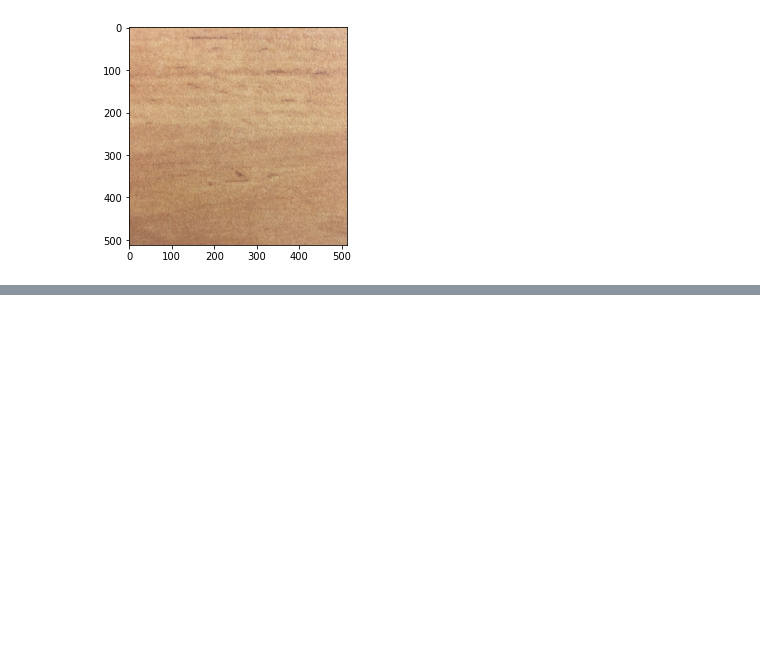
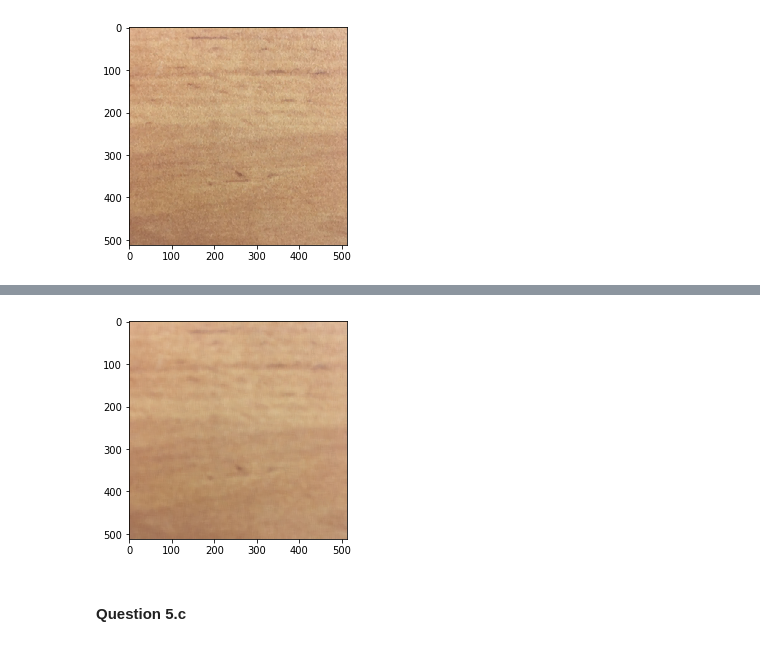
Before and after one commit to BU-IE-582/fall19-akinelden, a Jupyter notebook: Part1_soru12.ipynb, the cells around one changed output, grey strips where cells are left out. Cells and saved outputs as stored; diff of their text form; code cells hidden in the pictures; blank space fills up the shorter version.

```diff
--- a/Part1_soru12.ipynb
+++ b/Part1_soru12.ipynb
@@ -135,0 +173,7 @@ pyplot.show()
+# %%
+pyplot.imshow(pix_11)
+pyplot.show()
+# %% [output]
+[figure, added]
+# %% [markdown]
+#### Question 5.c
```
Also changed, not shown: parts of 28 cells of this notebook.
